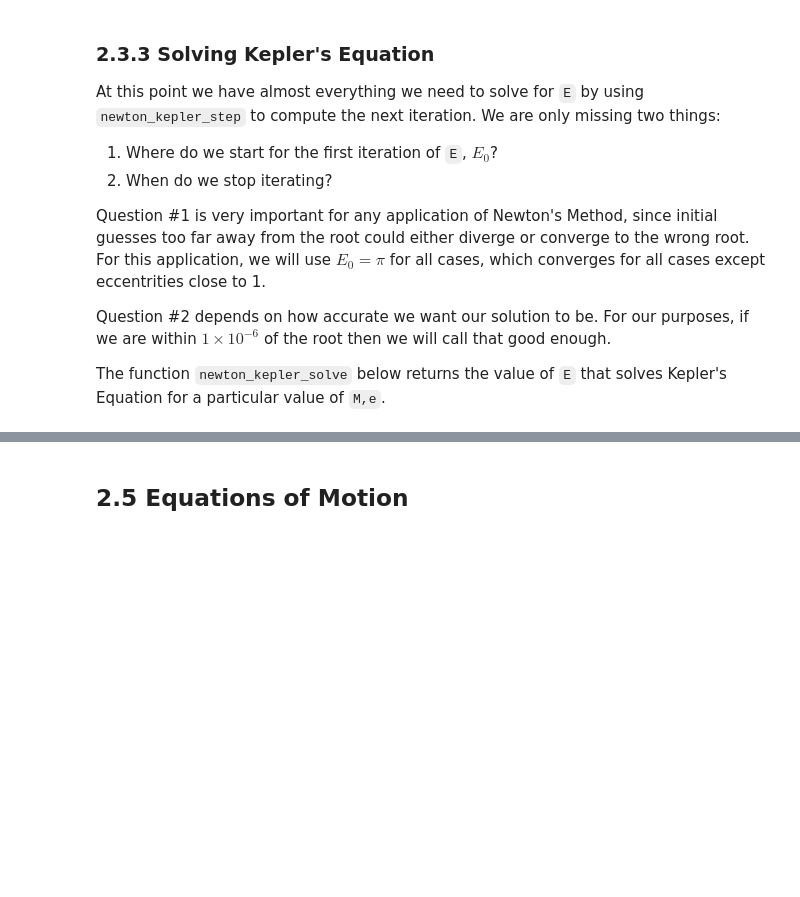
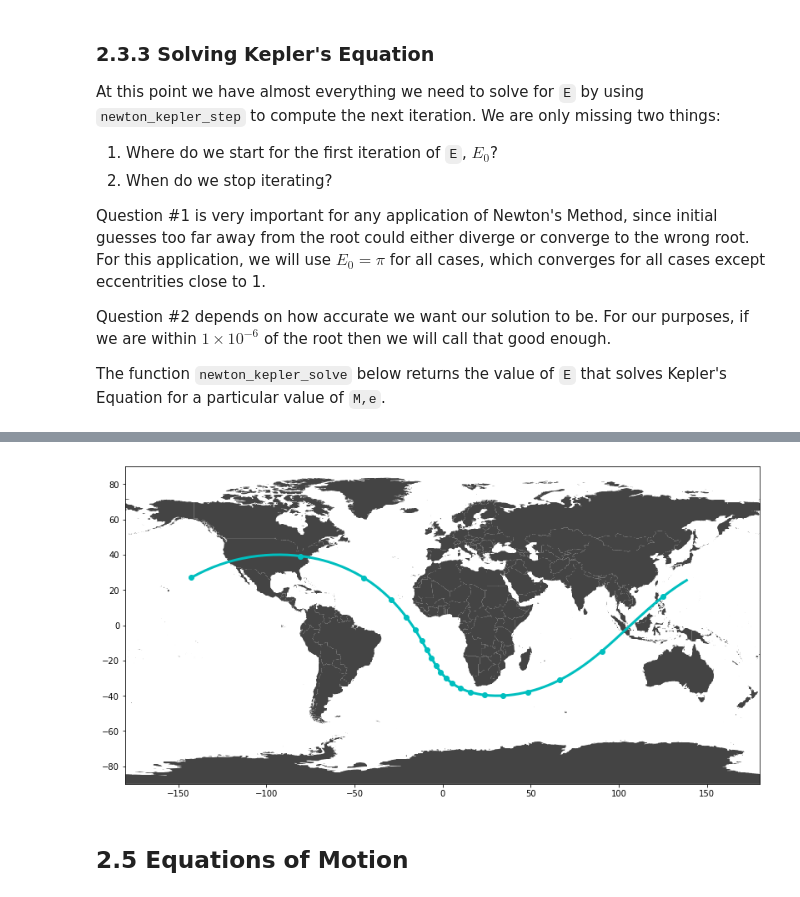
Before and after one commit to pdav5883/orbit-learning, a Jupyter notebook: L2_OrbitTime.ipynb, the cells around one changed output, grey strips where cells are left out. Drawn from its saved outputs; the diff is of its cells as text; code cells hidden in the pictures; blank space fills up the shorter version.

```diff
--- a/L2_OrbitTime.ipynb
+++ b/L2_OrbitTime.ipynb
@@ -348,0 +361,30 @@ plt.show()
+# %%
+def time_to_mean_anom(t, a):
+    M = t * math.sqrt(MU_EARTH / a ** 3)
+    return M
+
+
+def mean_anom_to_eccentric_anom(M, e):
+    E = newton_kepler_solve(M, e)
+    return E
+
+
+def eccentric_anom_to_true_anom(E, e):
+    right_side = math.sqrt((1 + e) / (1 - e)) * math.tan(E / 2)
+    theta = 2 * math.atan(right_side)
+
+    # due to ambiguity in arctangent, we need to do some checking on quadrant
+    if ((E < math.pi) and (theta < 0)) or ((E > math.pi) and (theta > 0)) or (E == math.pi):
+        theta = theta + math.pi
+
+    # we also need to use modulo (remainder) to keep theta in [0,2pi] interval
+    theta = theta % (2 * math.pi)
+
+    return theta
+
+
+def time_to_true_anom(t, e, a):
+    M = time_to_mean_anom(t, a)
+    E = mean_anom_to_eccentric_anom(M, e)
+    theta = eccentric_anom_to_true_anom(E, e)
+    return theta
@@ -349,3 +429,20 @@ plt.show()
+# %%
+# variables you can change
+a = 15000000
+e = 0.5
+i = 40 * DEGREE_TO_RADIAN
+raan = 180 * DEGREE_TO_RADIAN
+argp = 45 * DEGREE_TO_RADIAN
+tstep_curve = 60
+tstep_points = 900
+
+lat_list, lon_list = groundtrack_latlon_time(a, e, i, raan, argp, tstep_curve)
+lat_list_pts, lon_list_pts = groundtrack_latlon_time(a, e, i, raan, argp, tstep_points)
+
+ax = utils.add_latlon_trajectory(lat_list, lon_list, color="c")
+ax = utils.add_latlon_trajectory(lat_list_pts, lon_list_pts, ax=ax, color="co")
+# %% [output]
+[figure, added]
 # %% [markdown]
 ## 2.5 Equations of Motion
 # %% [markdown]
```
Also changed, not shown: parts of 14 cells of this notebook.
